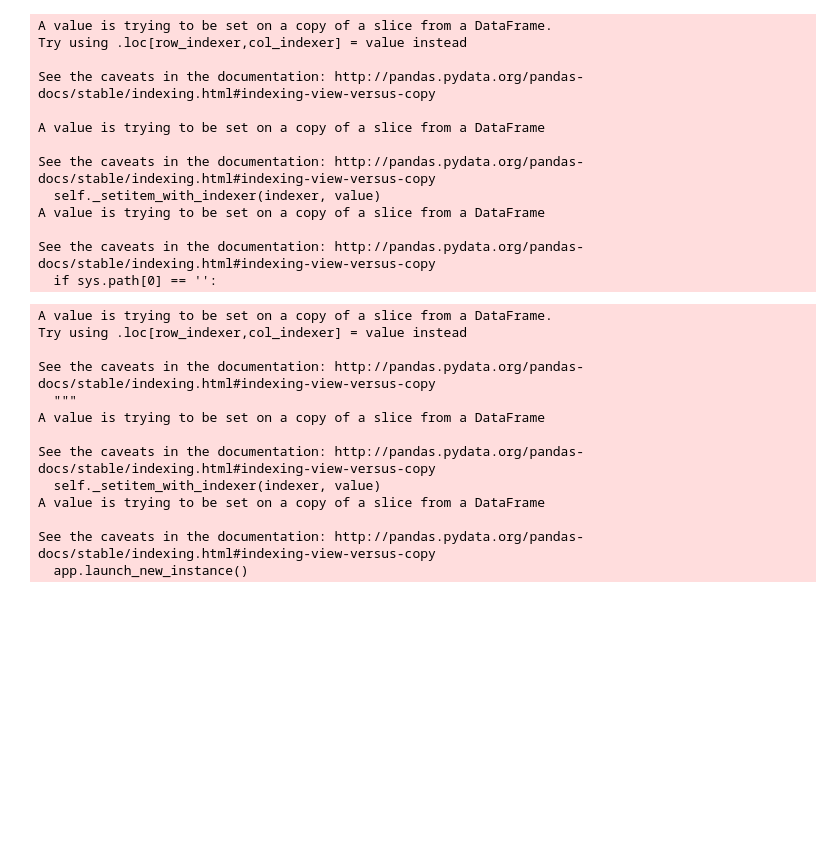
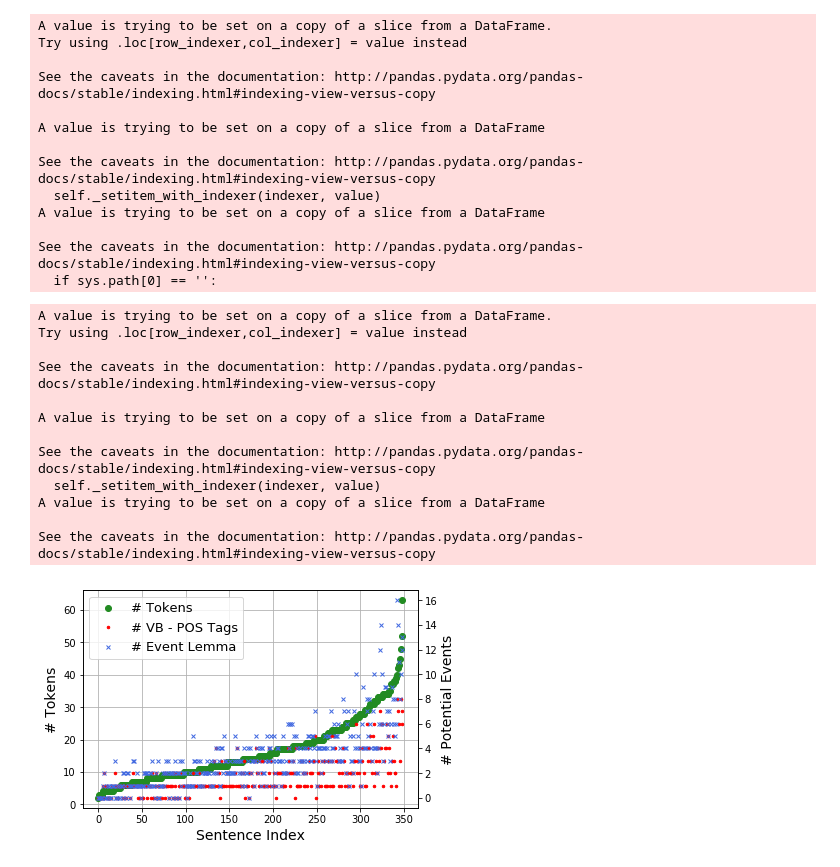
Before and after one commit to CrowdTruth/Event-Extraction, a Jupyter notebook: notebooks/Stats&Consistency&Completeness/TempEval-3 - Create Statistics on Sentences without Events.ipynb, the cells around one changed output. Drawn from its saved outputs; the diff is of its cells as text; code cells hidden in the pictures; blank space fills up the shorter version.

```diff
--- a/notebooks/Stats&Consistency&Completeness/TempEval-3 - Create Statistics on Sentences without Events.ipynb
+++ b/notebooks/Stats&Consistency&Completeness/TempEval-3 - Create Statistics on Sentences without Events.ipynb
@@ -372,6 +375,7 @@ See the caveats in the documentation: http://pandas.pydata.org/pandas-docs/stabl
 # find the event tokens in each sentences without events
 event_count = pd.read_csv("../../data/TempEval3-data/TE3-Gold_events.csv", skip_blank_lines=True)
 #event_count['Event']
+event_count = event_count.drop_duplicates(subset=["Lowercase Token", "Pos"])
 
 subsetSentences['#Event Tokens'] = pd.Series(np.random.randn(sLength), index=subsetSentences.index)
 
@@ -390,7 +394,7 @@ A value is trying to be set on a copy of a slice from a DataFrame.
 Try using .loc[row_indexer,col_indexer] = value instead
 
 See the caveats in the documentation: http://pandas.pydata.org/pandas-docs/stable/indexing.html#indexing-view-versus-copy
-  """
+
 A value is trying to be set on a copy of a slice from a DataFrame
 
 See the caveats in the documentation: http://pandas.pydata.org/pandas-docs/stable/indexing.html#indexing-view-versus-copy
@@ -398,6 +402,5 @@ See the caveats in the documentation: http://pandas.pydata.org/pandas-docs/stabl
 A value is trying to be set on a copy of a slice from a DataFrame
 
 See the caveats in the documentation: http://pandas.pydata.org/pandas-docs/stable/indexing.html#indexing-view-versus-copy
-  app.launch_new_instance()
 # %%
 # find the event tokens in each sentences without events
@@ -419,35 +424,39 @@ subsetSentences.to_csv('../../data/TempEval3-data/TE3-Gold_subset_sentences_with
 # %%
 subsetSentences = subsetSentences.reset_index()
 # %%
+subsetSentences = pd.read_csv('../../data/TempEval3-data/TE3-Gold_subset_sentences_without_events.csv')
+subsetSentences = subsetSentences.reset_index()
 ax = plt.gca()
 
 # add the second axis
 ax2 = ax.twinx()
 
 lns1 = ax.plot(subsetSentences['#Tokens'], 'o', c='forestgreen', lw=2.5, label = '# Tokens')
 lns2 = ax2.plot(subsetSentences['# POS Tags VB'], 'o', color='red', ms=2.5, label = '# VB - POS Tags')
 lns3 = ax2.plot(subsetSentences['#Event Lemma'], 'x', ms=4, color='royalblue', label = '# Event Lemma')
 
 # prepare and plot the trend line
-difference = subsetSentences['#Event Lemma'] - subsetSentences['# POS Tags VB']
-z = np.polyfit(subsetSentences['index'], difference,2)
-p = np.poly1d(z)
-lns4 = ax2.plot(subsetSentences['index'], p(subsetSentences['index']),'k-', label = 'Trend')
+#difference = subsetSentences['#Event Lemma'] - subsetSentences['# POS Tags VB']
+#z = np.polyfit(subsetSentences['index'], difference,2)
+#p = np.poly1d(z)
+#lns4 = ax2.plot(subsetSentences['index'], p(subsetSentences['index']),'k-', label = 'Trend')
 
 # add grid to the chart
 ax.grid(True)
 
 # setup the label for each axis
 ax.set_xlabel('Sentence Index', fontsize=14, color='black')
 ax.set_ylabel('# Tokens', fontsize=14, color='black')
 ax2.set_ylabel('# Potential Events', fontsize=14, color='black')
 
 # added the four lines in the legend
-lns = lns1+lns2+lns3+lns4
+lns = lns1+lns2+lns3
 labs = [l.get_label() for l in lns]
 ax.legend(lns, labs, loc=0, prop={'size':13})
 
 #plt.legend(prop={'size':13})
 #plt.show()
 
 plt.savefig('../../plots/unlabeled_sentences_gold_stats.pdf', format='pdf', dpi=1200)
+# %% [output]
+[figure, added]
```
Also changed, not shown: parts of 18 cells of this notebook, 9 other files.
